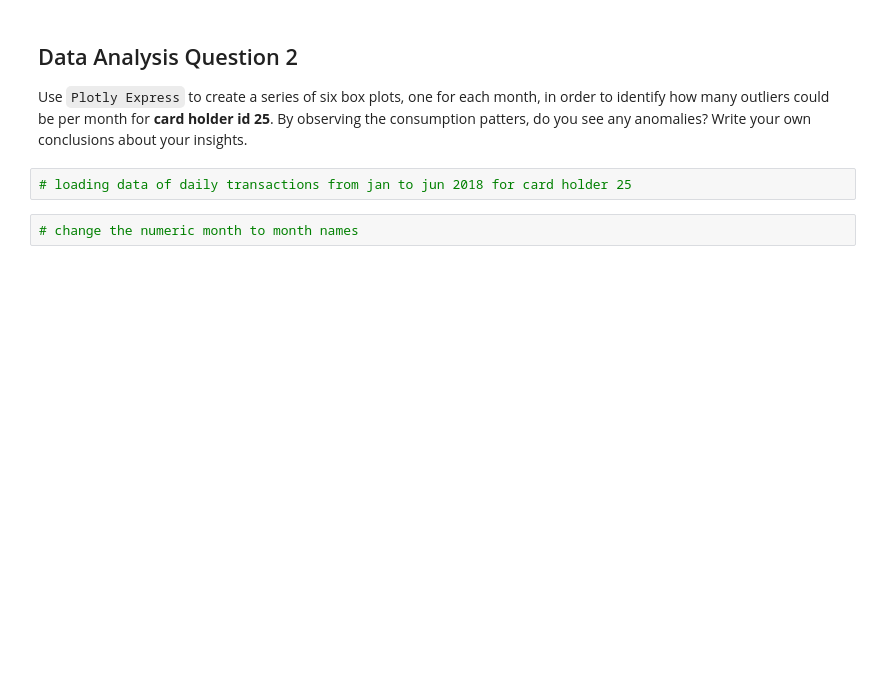
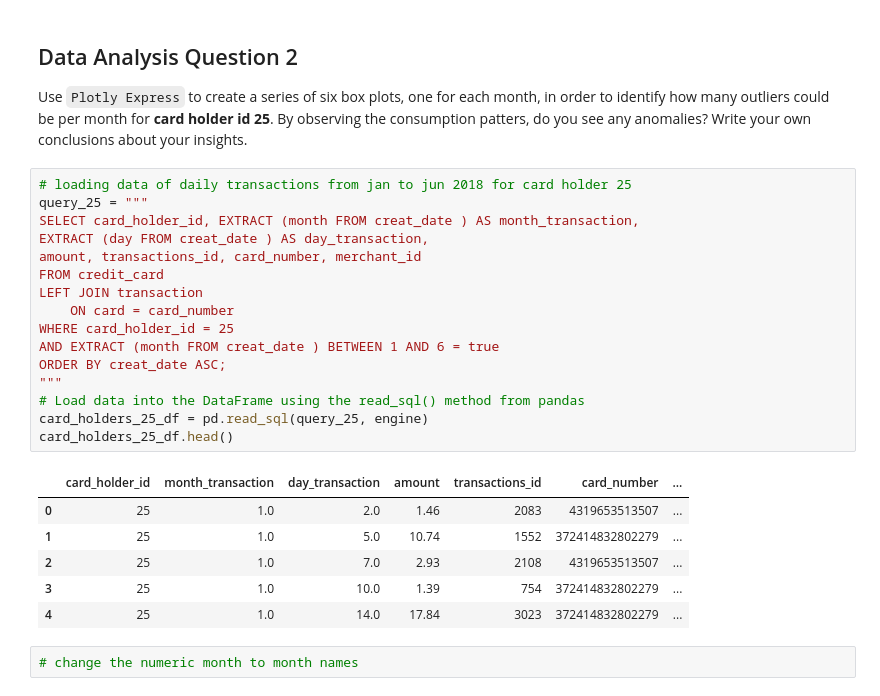
Before and after one commit to juanpacajigas/Columbia-FinTech-HOMEWORK-7, a Jupyter notebook: Instructions/Starter_Files/visual_data_analysis.ipynb, the cells around one changed output. Saved outputs shown, nothing was run; the diff lists cells and outputs as text; blank space fills up the shorter version.

```diff
--- a/Instructions/Starter_Files/visual_data_analysis.ipynb
+++ b/Instructions/Starter_Files/visual_data_analysis.ipynb
@@ -89,8 +92,29 @@ I observe very different consumtion patterns between the two card holders. Card_
    ## Data Analysis Question 2
 
    Use `Plotly Express` to create a series of six box plots, one for each month, in order to identify how many outliers could be per month for **card holder id 25**. By observing the consumption patters, do you see any anomalies? Write your own conclusions about your insights.
-# %%
-# loading data of daily transactions from jan to jun 2018 for card holder 25
+# %%
+# loading data of daily transactions from jan to jun 2018 for card holder 25
+query_25 = """
+SELECT card_holder_id, EXTRACT (month FROM creat_date ) AS month_transaction,
+EXTRACT (day FROM creat_date ) AS day_transaction,
+amount, transactions_id, card_number, merchant_id
+FROM credit_card
+LEFT JOIN transaction
+    ON card = card_number
+WHERE card_holder_id = 25
+AND EXTRACT (month FROM creat_date ) BETWEEN 1 AND 6 = true
+ORDER BY creat_date ASC;
+"""
+# Load data into the DataFrame using the read_sql() method from pandas
+card_holders_25_df = pd.read_sql(query_25, engine)
+card_holders_25_df.head()
+# %% [output]
+|  | card_holder_id | month_transaction | day_transaction | amount | transactions_id | card_number | ... |
+| 0 | 25 | 1.0 | 2.0 | 1.46 | 2083 | 4319653513507 | ... |
+| 1 | 25 | 1.0 | 5.0 | 10.74 | 1552 | 372414832802279 | ... |
+| 2 | 25 | 1.0 | 7.0 | 2.93 | 2108 | 4319653513507 | ... |
+| 3 | 25 | 1.0 | 10.0 | 1.39 | 754 | 372414832802279 | ... |
+| 4 | 25 | 1.0 | 14.0 | 17.84 | 3023 | 372414832802279 | ... |
 # %%
 # change the numeric month to month names
 # %%
```
Also changed, not shown: parts of 1 cell of this notebook.
